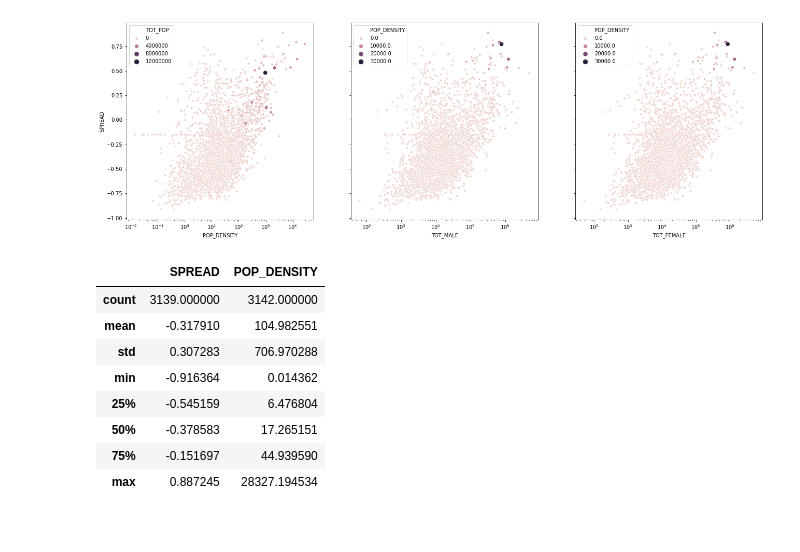
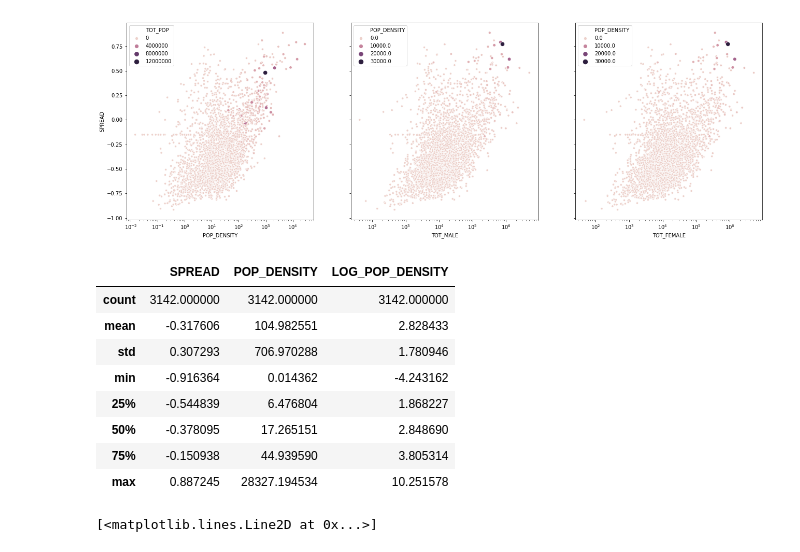
Before and after one commit to arjology/data_science, a Jupyter notebook: US voting and census.ipynb, the cells around one changed output. Cells and saved outputs as stored; diff of their text form; code cells hidden in the pictures.

```diff
--- a/US voting and census.ipynb
+++ b/US voting and census.ipynb
@@ -949,6 +954,7 @@ right = county_level_final.set_index('combined_fips')
 left = population_df.loc[(population_df['YEAR']==9) & (population_df['AGEGRP']==0)].set_index('combined_fips')
 population_and_vote_df = left.join(right, lsuffix='', rsuffix='_r')
 population_and_vote_df = population_and_vote_df.reset_index()
+population_and_vote_df['SPREAD'] = population_and_vote_df['per_dem']-population_and_vote_df['per_gop']
 print('Joined dataset has ' + str(population_and_vote_df.shape[0]) + ' items')
 # %% [output]
 Joined dataset has 3142 items
@@ -1059,6 +1085,16 @@ plot_heatmaps_by_count(df=county_level_final, records=records, save="pct_gop_dem
 # %%
 plot_df = population_and_vote_df.groupby(['combined_fips']).sum()
-plot_df['SPREAD'] = (plot_df['votes_dem']-plot_df['votes_gop'])/plot_df['total_votes']
+plot_df['GENDER_SPREAD'] = plot_df['TOT_MALE']-plot_df['TOT_FEMALE']
+# plot_df['SPREAD'] = (plot_df['votes_dem']-plot_df['votes_gop'])/plot_df['total_votes']
 # plot_df['POP_DENSITY'] = plot_df['POP_DENSITY']/plot_df['POP_DENSITY'].max()
-plot_heatmaps_by_count(df=plot_df, records=records, scale1='TOT_MALE', scale2='TOT_FEMALE', divisor='TOT_POP', legend=True)
+plot_heatmaps_by_count(df=plot_df,
+                       records=records,
+                       scale='GENDER_SPREAD',
+                       scale1='TOT_MALE',
+                       scale2='TOT_FEMALE',
+                       divisor='TOT_POP',
+                       vmin=plot_df['GENDER_SPREAD'].min(),
+                       vmax=plot_df['GENDER_SPREAD'].max(),
+                       cmap=cm.RdBu,
+                       legend=True)
 # %% [output]
@@ -1065,0 +1102,9 @@ plot_heatmaps_by_count(df=plot_df, records=records, scale1='TOT_MALE', scale2='T
+# %%
+plot_df['LOG_POP_DENSITY'] = np.log(plot_df['POP_DENSITY'])
+plot_heatmaps_by_count(df=plot_df,
+                       records=records,
+                       save="pop_density",
+                       scale='POP_DENSITY',
+                       vmin=np.log(plot_df['POP_DENSITY'].min()),
+                       vmax=np.log(plot_df['POP_DENSITY'].max()),
+                       cmap=cm.Pastel2)
@@ -1074,17 +1121,21 @@ plt.savefig('figures/US_voting_spread_vols_vs_pop_density.png', bbox_inches='tig
 # %% [output]
 [figure]
 # %%
-plot_df[['SPREAD','POP_DENSITY']].describe()
+plot_df[['SPREAD','POP_DENSITY', 'LOG_POP_DENSITY']].describe()
 # %% [output]
-|  | SPREAD | POP_DENSITY |
-| count | 3139.000000 | 3142.000000 |
-| mean | -0.317910 | 104.982551 |
-| std | 0.307283 | 706.970288 |
-| min | -0.916364 | 0.014362 |
-| 25% | -0.545159 | 6.476804 |
-| 50% | -0.378583 | 17.265151 |
-| 75% | -0.151697 | 44.939590 |
-| max | 0.887245 | 28327.194534 |
+|  | SPREAD | POP_DENSITY | LOG_POP_DENSITY |
+| count | 3142.000000 | 3142.000000 | 3142.000000 |
+| mean | -0.317606 | 104.982551 | 2.828433 |
+| std | 0.307293 | 706.970288 | 1.780946 |
+| min | -0.916364 | 0.014362 | -4.243162 |
+| 25% | -0.544839 | 6.476804 | 1.868227 |
+| 50% | -0.378095 | 17.265151 | 2.848690 |
+| 75% | -0.150938 | 44.939590 | 3.805314 |
+| max | 0.887245 | 28327.194534 | 10.251578 |
+# %%
+plt.plot(plot_df['LOG_POP_DENSITY'])
+# %% [output]
+[<matplotlib.lines.Line2D at 0x...>]
 # %%
 # plot_df.head()
 plot_df.columns
```
Also changed, not shown: parts of 20 cells of this notebook, 3 other files.
